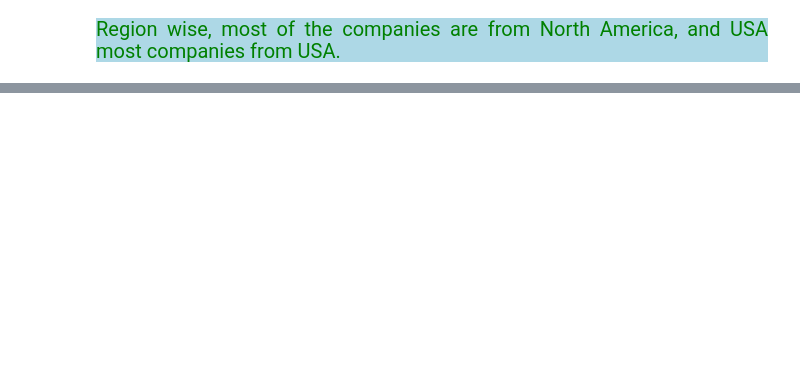
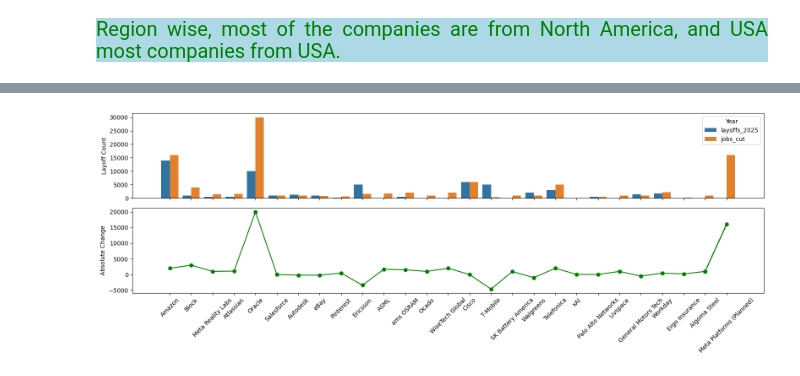
Before and after one commit to Kartika-Nidhi/DS_Projects, a Jupyter notebook: TechLayoffs2026Analysis.ipynb, the cells around one changed output, grey strips where cells are left out. Saved outputs shown, nothing was run; the diff lists cells and outputs as text; code cells hidden in the pictures; blank space fills up the shorter version.

Commit message:
Layoffs by Number 2024, 2025, 2026 Analysis completed

```diff
--- a/TechLayoffs2026Analysis.ipynb
+++ b/TechLayoffs2026Analysis.ipynb
@@ -211,0 +355,45 @@ plt.show()
+# %%
+data['layoff_increase_2025_2026'] = data['jobs_cut'] - data['layoffs_2025']
+# %%
+df = data.melt(
+    id_vars = 'company',
+    value_vars = ['layoffs_2025', 'jobs_cut'],
+    var_name = 'Year',
+    value_name = 'Layoffs'
+)
+
+
+fig, ax = plt.subplots(2,1, sharex = True, figsize = (16,6))
+
+
+sns.barplot(
+    data = df,
+    x = 'company',
+    y = 'Layoffs',
+    hue = 'Year',
+    ax = ax[0])
+ax[0].set_ylabel('Layoff Count')
+ax[0].tick_params(axis = 'x', rotation = 45)
+
+
+
+ax[1].plot(
+    data['company'],
+    data['layoff_increase_2025_2026'],
+    marker = 'o',
+    color = 'green',
+    linewidth = 1.5,
+    label = 'Absolute Change'
+
+)
+ax[1].set_ylabel('Absolute Change')
+
+
+
+
+
+plt.tick_params(axis = 'x', rotation = 45)
+plt.tight_layout()
+plt.show()
+# %% [output]
+[figure, added]
```
Also changed, not shown: parts of 26 cells of this notebook.
